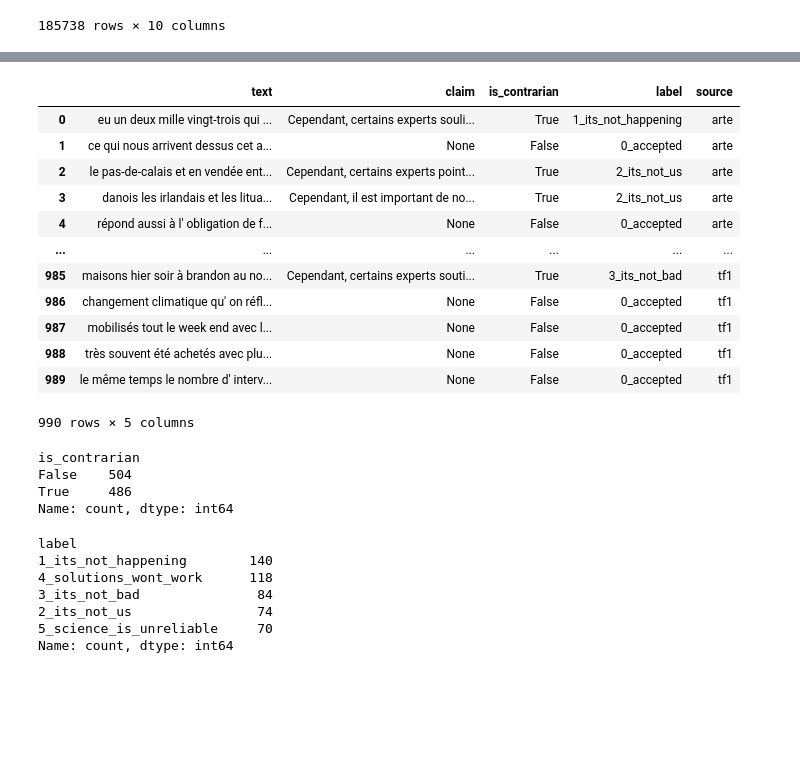
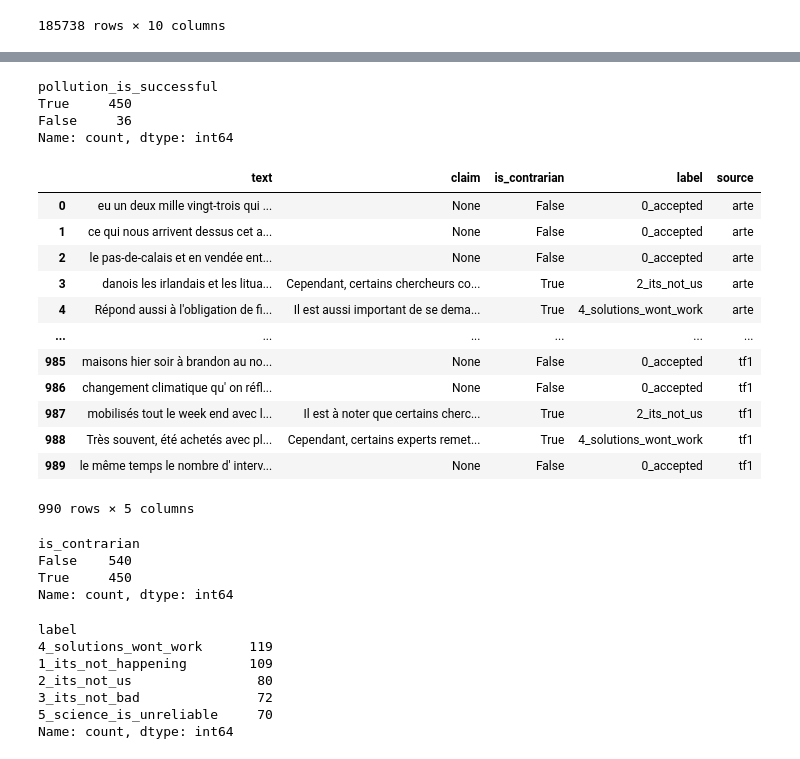
Before and after one commit to dataforgoodfr/climateguard, a Jupyter notebook: notebooks/benchmark/mediatree_synthetic_benchmark.ipynb, the cells around one changed output, grey strips where cells are left out. Saved outputs shown, nothing was run; the diff lists cells and outputs as text; code cells hidden in the pictures; blank space fills up the shorter version.

Commit message:
Quality check with jaccard

```diff
--- a/notebooks/benchmark/mediatree_synthetic_benchmark.ipynb
+++ b/notebooks/benchmark/mediatree_synthetic_benchmark.ipynb
@@ -47,7 +47,8 @@ class ExtraitAvecArgumentClimatosceptique(BaseModel):
     ] = Field(alias="Catégorie de l'argument climatosceptique")
     claim: str = Field(alias="Passage climatosceptique intégré dans le texte original")
     polluted_text: str = Field(
-        alias="Extrait de 2 minutes avec le passage climatosceptique inséré"
+        alias="Extrait de 2 minutes avec l'ajout du passage climatosceptique inséré",
+        description="N'oublie pas de recopié le passage climatosceptique précédent dans ce champ",
     )
 
 
@@ -80,7 +81,7 @@ Réponse attendu :
 
 - Après avoir bien réfléchis, choisis la catégorie d'argument la plus pertinente en fonction du texte fourni par l'utilisateur.
 - Inspire-toi des exemples ci-dessus pour créer un passage d’une à trois phrases avec une tonalité clairement climatosceptique.
-- Intègre ce nouveau passage dans le texte original à l’endroit le plus approprié.
+- Assure toi d'intégrer ce nouveau passage dans le texte original à l’endroit le plus approprié.
 """
     response = await client.beta.chat.completions.parse(
         model="gpt-4o-mini",
@@ -98,7 +99,9 @@ Réponse attendu :
 # Take roughly 50% of the texts for each channel
 # These will be the texts that we will pollute
 index_to_pullute = (
-    df.groupby("channel_name").sample(math.floor(num_samples_per_channel / 2)).index
+    df.groupby("channel_name")
+    .sample(math.floor(num_samples_per_channel / 2), random_state=42)
+    .index
 )
 
 # Generate climate skeptic claims for these texts
@@ -111,3 +156,30 @@ df.loc[index_to_pullute, "contrarian_claim"] = await tqdm.gather(
+# %%
+# Check if the pollution was successful
+# Sometimes the model forgets to modify the orignal text with the contrarian claim he generated...
+# Therefore, we verify that the generated claim is also in the polluted text using syntaxic similarity
+def jaccard_similarity(
+    contrarian_claim: ExtraitAvecArgumentClimatosceptique, threshold=0.8
+):
+    # Convert each string to a set of words, ignoring case and punctuation
+    polluted_text = set(contrarian_claim.polluted_text.lower().split())
+    claim = set(contrarian_claim.claim.lower().split())
+
+    # Calculate Jaccard similarity
+    intersection = claim.intersection(polluted_text)
+    jaccard_score = len(intersection) / len(claim)
+
+    return jaccard_score >= threshold
+
+
+df.loc[~df["contrarian_claim"].isna(), "pollution_is_successful"] = df[
+    ~df["contrarian_claim"].isna()
+]["contrarian_claim"].apply(jaccard_similarity)
+df["pollution_is_successful"].value_counts()
+# %% [output]
+pollution_is_successful
+True     450
+False     36
+Name: count, dtype: int64
 # %%
 # Convert the data to the same benchmark format as the CARDS benchmark
 # We just add the extra "text" column that CARDS doesn't have
@@ -115,47 +187,50 @@ benchmark_data = []
 text: str
 channel_name: str
 contrarian_claim: ExtraitAvecArgumentClimatosceptique | float
-for text, channel_name, contrarian_claim in df[
-    ["text", "channel_name", "contrarian_claim"]
+for text, channel_name, contrarian_claim, pollution_is_successful in df[
+    ["text", "channel_name", "contrarian_claim", "pollution_is_successful"]
 ].itertuples(index=False):
-    if isinstance(contrarian_claim, ExtraitAvecArgumentClimatosceptique):
+    if (
+        isinstance(contrarian_claim, ExtraitAvecArgumentClimatosceptique)
+        and pollution_is_successful
+    ):
         text = contrarian_claim.polluted_text
         claim = contrarian_claim.claim
         is_contrarian = True
         label = {
             "1. Le réchauffement climatique n'est pas réél": "1_its_not_happening",
             "2. Les gaz à effet de serre humains ne causent pas le réchauffement climatique": "2_its_not_us",
             "3. Les impacts du changement climatiques ne sont pas mauvais": "3_its_not_bad",
             "4. Les solutions climatiques ne fonctionneront pas": "4_solutions_wont_work",
             "5. Le mouvement/la science du climat n'est pas fiable": "5_science_is_unreliable",
         }[contrarian_claim.label]
     else:
         claim = None
         is_contrarian = False
         label = "0_accepted"
     benchmark_data.append(
         {
             "text": text,
             "claim": claim,
             "is_contrarian": is_contrarian,
             "label": label,
             "source": channel_name,
         }
     )
 benchmark = pd.DataFrame(benchmark_data)
 benchmark
 # %% [output]
 |  | text | claim | is_contrarian | label | source |
-| 0 | eu un deux mille vingt-trois qui ... | Cependant, certains experts souli... | True | 1_its_not_happening | arte |
+| 0 | eu un deux mille vingt-trois qui ... | None | False | 0_accepted | arte |
 | 1 | ce qui nous arrivent dessus cet a... | None | False | 0_accepted | arte |
-| 2 | le pas-de-calais et en vendée ent... | Cependant, certains experts point... | True | 2_its_not_us | arte |
-| 3 | danois les irlandais et les litua... | Cependant, il est important de no... | True | 2_its_not_us | arte |
-| 4 | répond aussi à l' obligation de f... | None | False | 0_accepted | arte |
+| 2 | le pas-de-calais et en vendée ent... | None | False | 0_accepted | arte |
+| 3 | danois les irlandais et les litua... | Cependant, certains chercheurs co... | True | 2_its_not_us | arte |
+| 4 | Répond aussi à l'obligation de fi... | Il est aussi important de se dema... | True | 4_solutions_wont_work | arte |
 | ... | ... | ... | ... | ... | ... |
-| 985 | maisons hier soir à brandon au no... | Cependant, certains experts souti... | True | 3_its_not_bad | tf1 |
+| 985 | maisons hier soir à brandon au no... | None | False | 0_accepted | tf1 |
 | 986 | changement climatique qu' on réfl... | None | False | 0_accepted | tf1 |
-| 987 | mobilisés tout le week end avec l... | None | False | 0_accepted | tf1 |
-| 988 | très souvent été achetés avec plu... | None | False | 0_accepted | tf1 |
+| 987 | mobilisés tout le week end avec l... | Il est à noter que certains cherc... | True | 2_its_not_us | tf1 |
+| 988 | Très souvent, été achetés avec pl... | Cependant, certains experts remet... | True | 4_solutions_wont_work | tf1 |
 | 989 | le même temps le nombre d' interv... | None | False | 0_accepted | tf1 |
 990 rows × 5 columns
 # %%
@@ -164,14 +239,14 @@ display(benchmark["is_contrarian"].value_counts())
 display(benchmark[benchmark["is_contrarian"]]["label"].value_counts())
 # %% [output]
 is_contrarian
-False    504
-True     486
+False    540
+True     450
 Name: count, dtype: int64
 label
-1_its_not_happening        140
-4_solutions_wont_work      118
-3_its_not_bad               84
-2_its_not_us                74
+4_solutions_wont_work      119
+1_its_not_happening        109
+2_its_not_us                80
+3_its_not_bad               72
 5_science_is_unreliable     70
 Name: count, dtype: int64
 # %%
```
Also changed, not shown: parts of 2 cells of this notebook, 1 other file.
